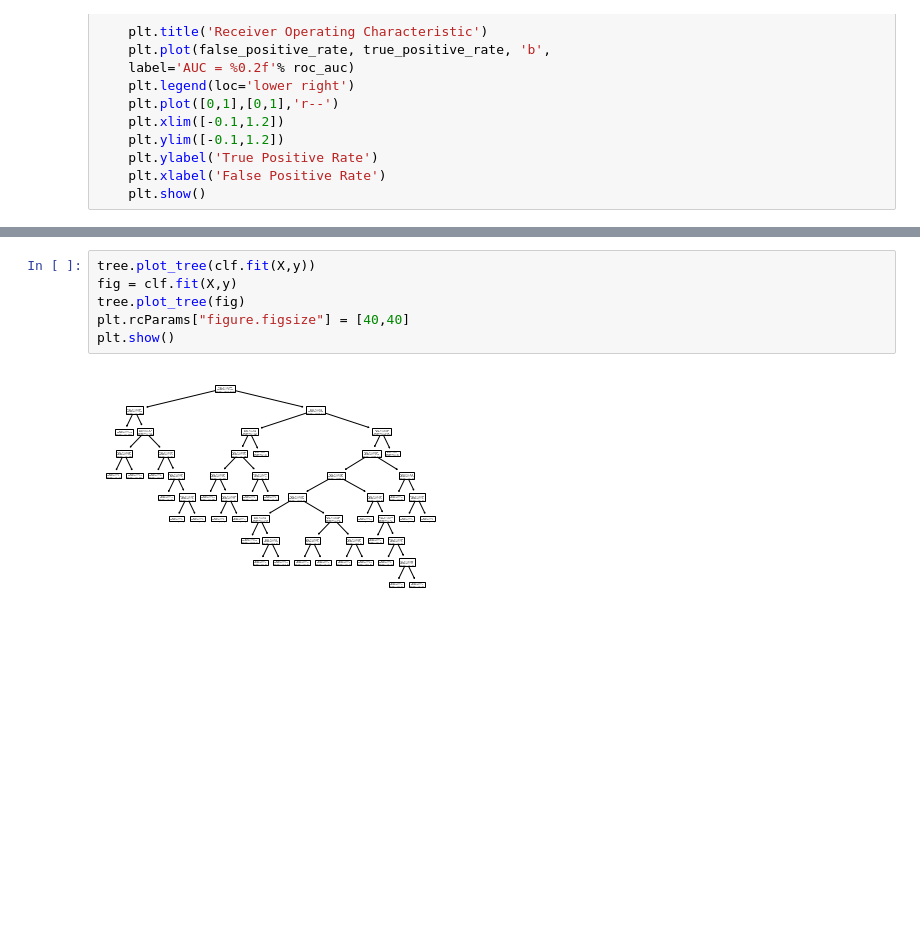
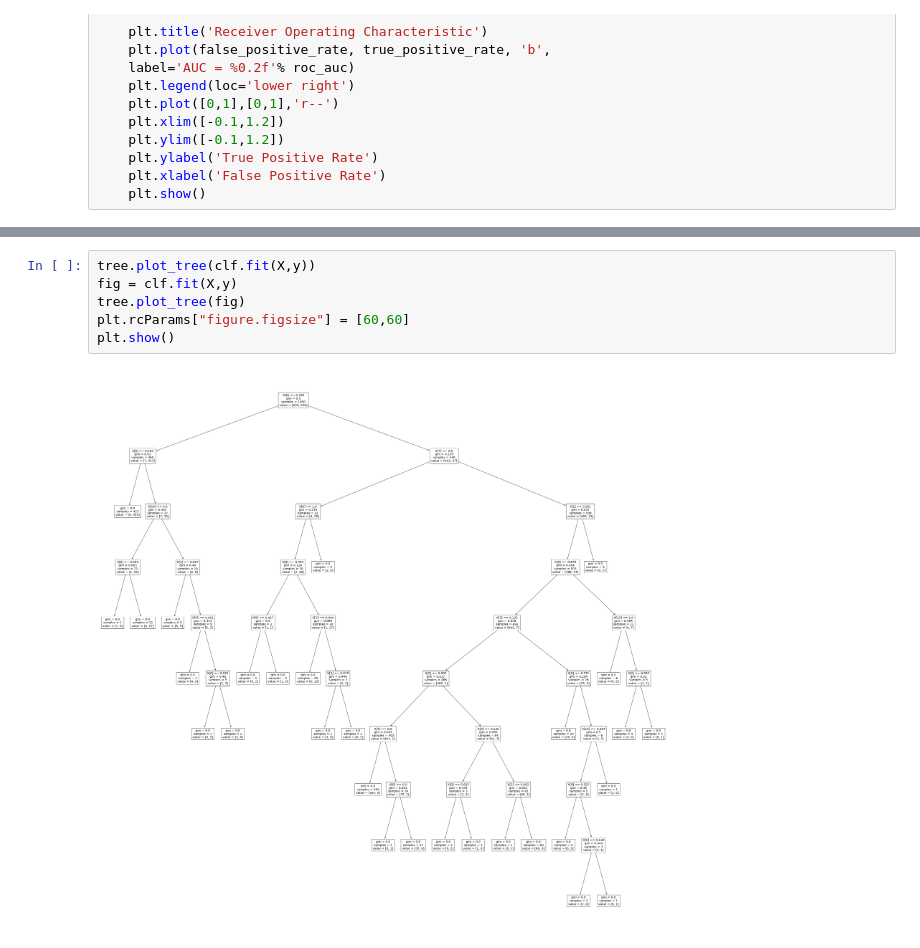
Before and after one commit to BeleRicks11/Instagram_Fake_Account_Detection, a Jupyter notebook: ML Classifier/NewDataset/Decision Tree Classifier.ipynb, the cells around one changed output, grey strips where cells are left out. Drawn from its saved outputs; the diff is of its cells as text; blank space fills up the shorter version.

```diff
--- a/ML Classifier/NewDataset/Decision Tree Classifier.ipynb
+++ b/ML Classifier/NewDataset/Decision Tree Classifier.ipynb
@@ -146,8 +146,8 @@ weighted avg       0.98      0.98      0.98       330
 # %%
 tree.plot_tree(clf.fit(X,y))
 fig = clf.fit(X,y)
 tree.plot_tree(fig)
-plt.rcParams["figure.figsize"] = [40,40]
+plt.rcParams["figure.figsize"] = [60,60]
 plt.show()
 # %% [output]
-[figure, old version]
+[figure, new version]
```
Also changed, not shown: parts of 7 cells of this notebook, 1 other file.
